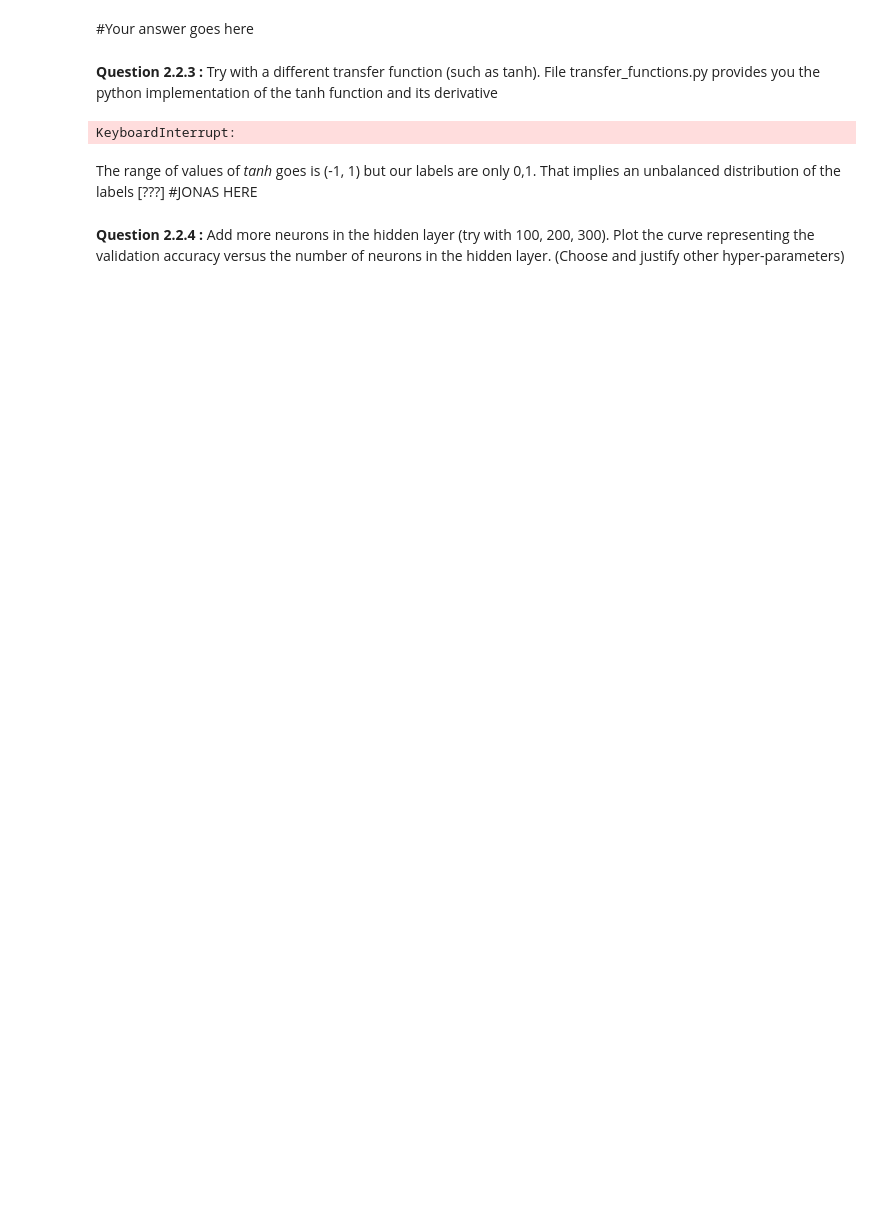
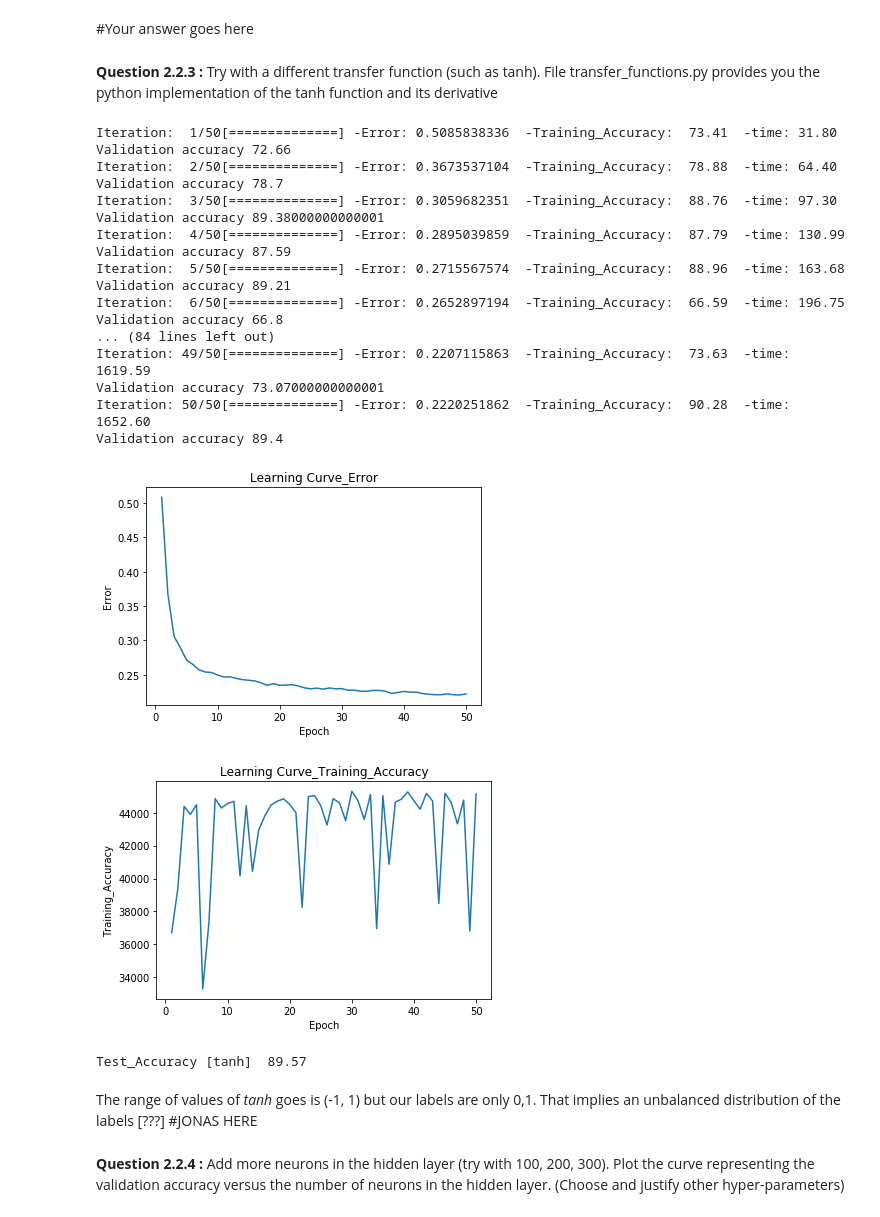
Before and after one commit to alegaballo/Deep-Learning, a Jupyter notebook: neural_networks/TP1-notebook.ipynb, the cells around one changed output. Saved outputs shown, nothing was run; the diff lists cells and outputs as text; code cells hidden in the pictures; blank space fills up the shorter version.

```diff
--- a/neural_networks/TP1-notebook.ipynb
+++ b/neural_networks/TP1-notebook.ipynb
@@ -380,11 +479,33 @@ KeyboardInterrupt:
 # %%
 #Your implementation goes here
 
 my_mnist_net_tanh = NeuralNetwork(input_nodes, hidden_nodes, output_nodes, transfer='tanh')
 #Your implementation goes here
-my_mnist_net_tanh.train(training_data,validation_data)
+validaion_tanh = my_mnist_net_tanh.train(training_data,validation_data)
+test_accuracy_tanh = my_mnist_net_tanh.predict(test_data)/100
+print('Test_Accuracy [tanh]  %-2.2f' % (test_accuracy_tanh))
+my_mnist_net_zeros.save('MNIST_DEFAULT_tanh')
 # %% [output]
-KeyboardInterrupt:
+Iteration:  1/50[==============] -Error: 0.5085838336  -Training_Accuracy:  73.41  -time: 31.80
+Validation accuracy 72.66
+Iteration:  2/50[==============] -Error: 0.3673537104  -Training_Accuracy:  78.88  -time: 64.40
+Validation accuracy 78.7
+Iteration:  3/50[==============] -Error: 0.3059682351  -Training_Accuracy:  88.76  -time: 97.30
+Validation accuracy 89.38000000000001
+Iteration:  4/50[==============] -Error: 0.2895039859  -Training_Accuracy:  87.79  -time: 130.99
+Validation accuracy 87.59
+Iteration:  5/50[==============] -Error: 0.2715567574  -Training_Accuracy:  88.96  -time: 163.68
+Validation accuracy 89.21
+Iteration:  6/50[==============] -Error: 0.2652897194  -Training_Accuracy:  66.59  -time: 196.75
+Validation accuracy 66.8
+... (84 lines left out)
+Iteration: 49/50[==============] -Error: 0.2207115863  -Training_Accuracy:  73.63  -time: 1619.59
+Validation accuracy 73.07000000000001
+Iteration: 50/50[==============] -Error: 0.2220251862  -Training_Accuracy:  90.28  -time: 1652.60
+Validation accuracy 89.4
+[figure, added]
+[figure, added]
+Test_Accuracy [tanh]  89.57
 # %% [markdown]
 The range of values of *tanh* goes is (-1, 1) but our labels are only 0,1. That implies an unbalanced distribution of the labels [???] #JONAS HERE
 # %% [markdown]
```
Also changed, not shown: parts of 13 cells of this notebook.
